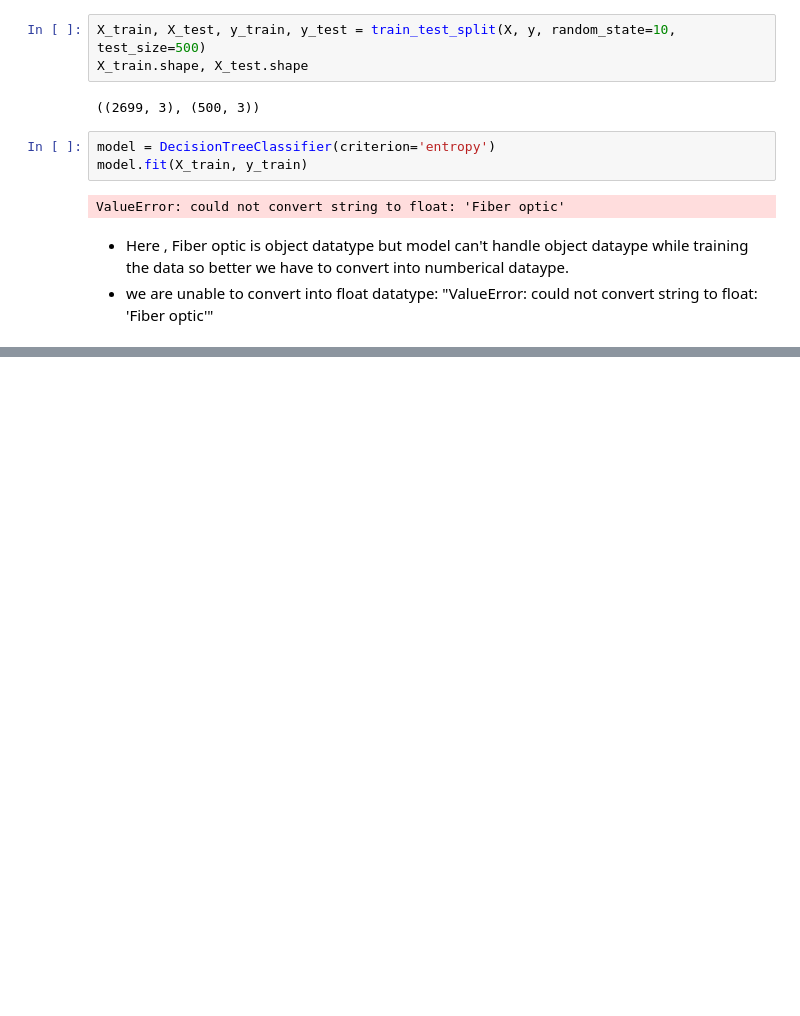
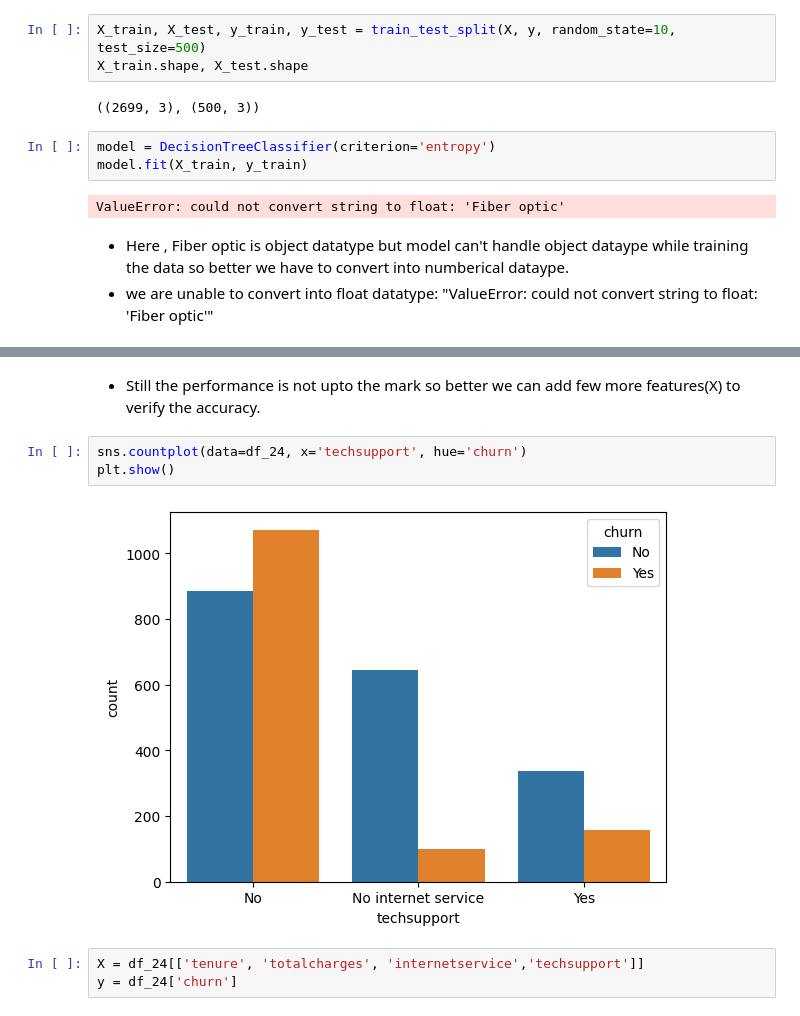
Before and after one commit to dasharepani/decisiontree, a Jupyter notebook: DT_Churn_dataset_1003.ipynb, the cells around one changed output, grey strips where cells are left out. Cells and saved outputs as stored; diff of their text form; blank space fills up the shorter version.

```diff
--- a/DT_Churn_dataset_1003.ipynb
+++ b/DT_Churn_dataset_1003.ipynb
@@ -509,0 +563,10 @@ ValueError: could not convert string to float: 'Fiber optic'
+# %% [markdown]
+- Still the performance is not upto the mark so better we can add few more features(X) to verify the accuracy.
+# %%
+sns.countplot(data=df_24, x='techsupport', hue='churn')
+plt.show()
+# %% [output]
+[figure, added]
+# %%
+X = df_24[['tenure', 'totalcharges', 'internetservice','techsupport']]
+y = df_24['churn']
```
Also changed, not shown: parts of 34 cells of this notebook.
